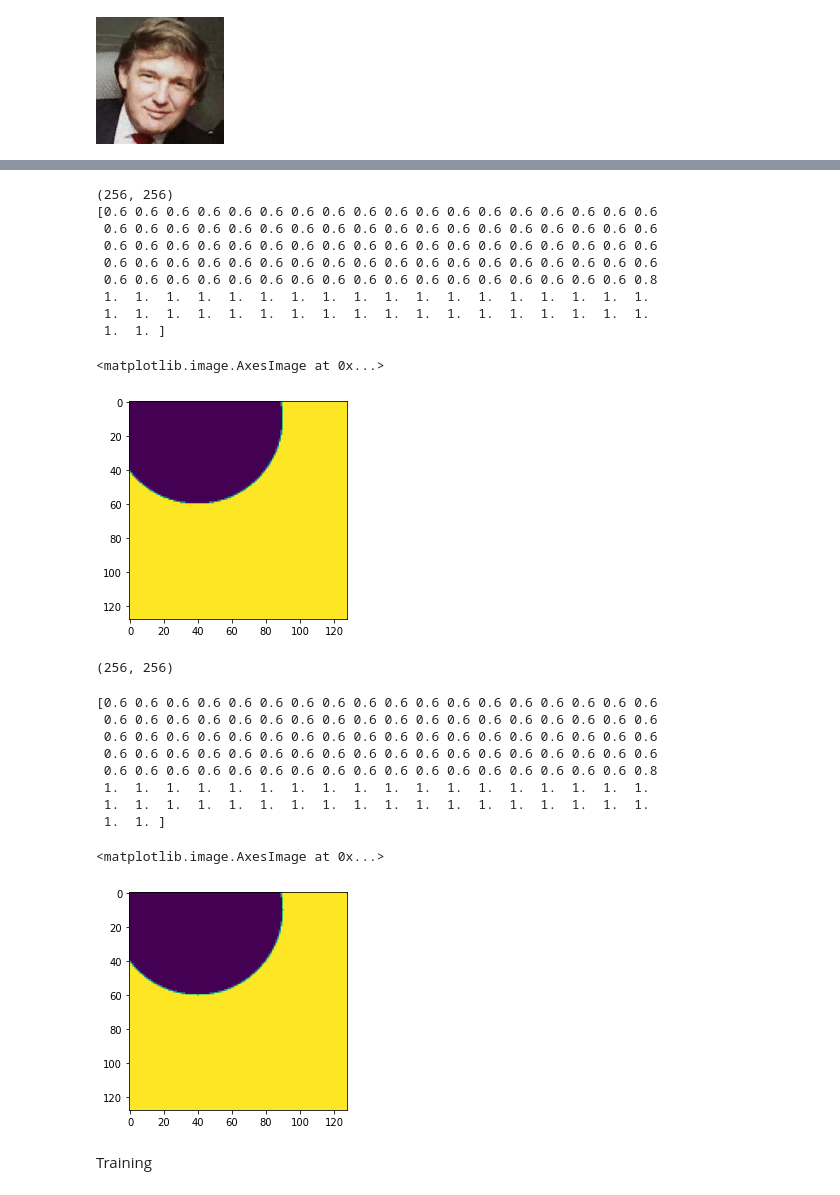
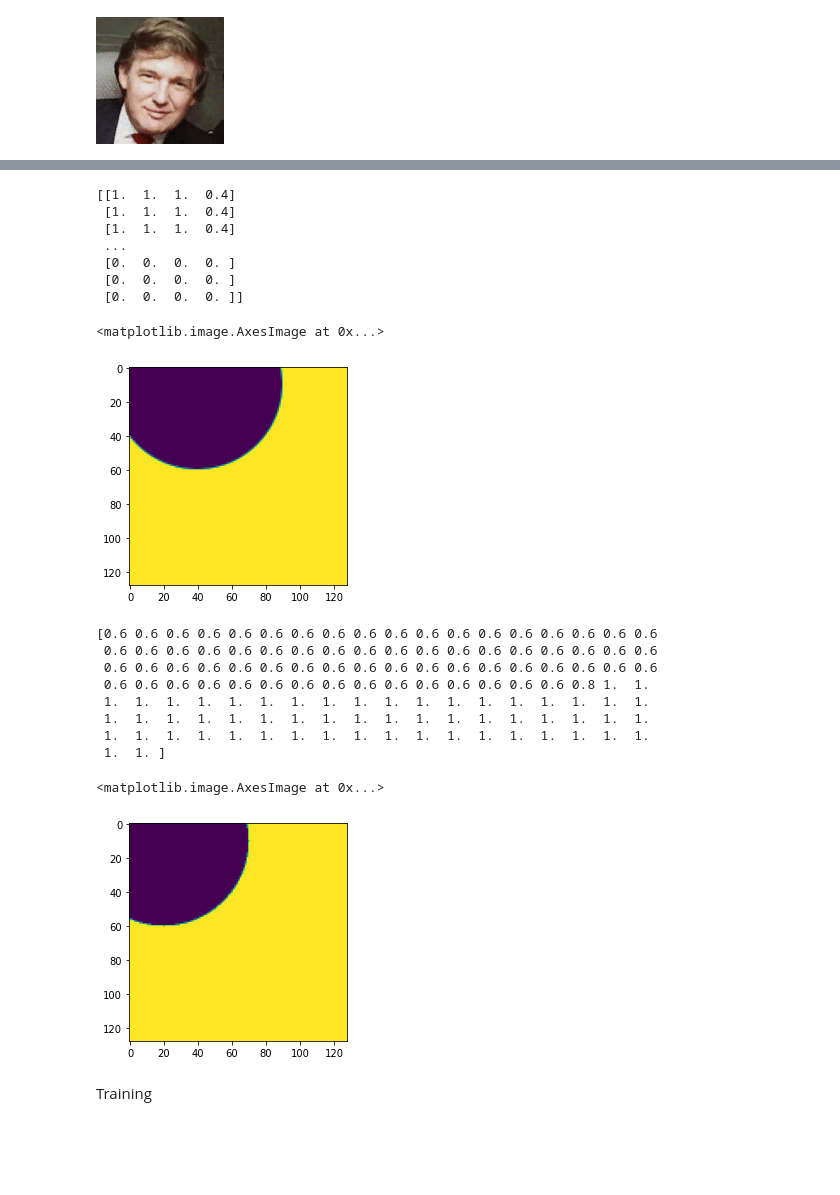
Before and after one commit to lennartkerkvliet/ICCV2019-LearningToPaint, a Jupyter notebook: LearningToPaint.ipynb, the cells around one changed output, grey strips where cells are left out. Cells and saved outputs as stored; diff of their text form; code cells hidden in the pictures; blank space fills up the shorter version.

```diff
--- a/LearningToPaint.ipynb
+++ b/LearningToPaint.ipynb
@@ -96,54 +126,48 @@ plt.imshow(image)
 from cairosvg import svg2png
 
 svgstring = "<svg viewBox=\"0 0 {} {}\" xmlns=\"http://www.w3.org/2000/svg\">".format(width * 2, width * 2)
-svgstring += "<circle cx=\"{}\" cy=\"{}\" r=\"{}\" fill=\"white\"/>".format(80, 20, 100)
+svgstring += "<circle cx=\"{}\" cy=\"{}\" r=\"{}\" fill=\"rgb(255,255,255)\" fill-opacity=\"{}\"/>".format(80, 20, 100, 0.4)
 svgstring += "</svg>"
 
 image = svg2png(bytestring=svgstring, write_to=None)
 nparr = np.frombuffer(image, np.uint8)
-canvas = cv2.imdecode(nparr, cv2.IMREAD_GRAYSCALE)
-print(canvas.shape)
+canvas = cv2.imdecode(nparr, cv2.IMREAD_UNCHANGED)
 
-adjusted = canvas.astype('float32') / 255 * 0.4
-img = 1 - cv2.resize(adjusted, dsize=(width, width))
-print(img[1])
+adjusted = canvas.astype('float32') / 255
+print(adjusted[1])
+img = 1 - cv2.resize(adjusted[:,:,3], dsize=(width, width))
 
 plt.imshow(img)
 # %% [output]
-(256, 256)
-[0.6 0.6 0.6 0.6 0.6 0.6 0.6 0.6 0.6 0.6 0.6 0.6 0.6 0.6 0.6 0.6 0.6 0.6
- 0.6 0.6 0.6 0.6 0.6 0.6 0.6 0.6 0.6 0.6 0.6 0.6 0.6 0.6 0.6 0.6 0.6 0.6
- 0.6 0.6 0.6 0.6 0.6 0.6 0.6 0.6 0.6 0.6 0.6 0.6 0.6 0.6 0.6 0.6 0.6 0.6
- 0.6 0.6 0.6 0.6 0.6 0.6 0.6 0.6 0.6 0.6 0.6 0.6 0.6 0.6 0.6 0.6 0.6 0.6
- 0.6 0.6 0.6 0.6 0.6 0.6 0.6 0.6 0.6 0.6 0.6 0.6 0.6 0.6 0.6 0.6 0.6 0.8
- 1.  1.  1.  1.  1.  1.  1.  1.  1.  1.  1.  1.  1.  1.  1.  1.  1.  1.
- 1.  1.  1.  1.  1.  1.  1.  1.  1.  1.  1.  1.  1.  1.  1.  1.  1.  1.
- 1.  1. ]
+[[1.  1.  1.  0.4]
+ [1.  1.  1.  0.4]
+ [1.  1.  1.  0.4]
+ ...
+ [0.  0.  0.  0. ]
+ [0.  0.  0.  0. ]
+ [0.  0.  0.  0. ]]
 <matplotlib.image.AxesImage at 0x...>
 [figure]
-# %%
-canvas = np.zeros([width * 2, width * 2]).astype('float32')
-print(canvas.shape)
-# %% [output]
-(256, 256)
 # %%
-canvas = np.zeros([width * 2, width * 2]).astype('float32')
-cv2.circle(canvas, (80, 20), 100, 0.4, -1)
-img = 1 - cv2.resize(canvas, dsize=(width, width))
+canvas = np.zeros([width * 2, width * 2, 4]).astype('float32')
+cv2.circle(canvas, (40, 20), 100, (1, 1, 1, 0.4), -1)
+
+adjusted = canvas[:,:,3]
+img = 1 - cv2.resize(adjusted, dsize=(width, width))
 print(img[1])
 
 plt.imshow(img)
 # %% [output]
 [0.6 0.6 0.6 0.6 0.6 0.6 0.6 0.6 0.6 0.6 0.6 0.6 0.6 0.6 0.6 0.6 0.6 0.6
  0.6 0.6 0.6 0.6 0.6 0.6 0.6 0.6 0.6 0.6 0.6 0.6 0.6 0.6 0.6 0.6 0.6 0.6
  0.6 0.6 0.6 0.6 0.6 0.6 0.6 0.6 0.6 0.6 0.6 0.6 0.6 0.6 0.6 0.6 0.6 0.6
- 0.6 0.6 0.6 0.6 0.6 0.6 0.6 0.6 0.6 0.6 0.6 0.6 0.6 0.6 0.6 0.6 0.6 0.6
- 0.6 0.6 0.6 0.6 0.6 0.6 0.6 0.6 0.6 0.6 0.6 0.6 0.6 0.6 0.6 0.6 0.6 0.8
+ 0.6 0.6 0.6 0.6 0.6 0.6 0.6 0.6 0.6 0.6 0.6 0.6 0.6 0.6 0.6 0.8 1.  1.
+ 1.  1.  1.  1.  1.  1.  1.  1.  1.  1.  1.  1.  1.  1.  1.  1.  1.  1.
  1.  1.  1.  1.  1.  1.  1.  1.  1.  1.  1.  1.  1.  1.  1.  1.  1.  1.
  1.  1.  1.  1.  1.  1.  1.  1.  1.  1.  1.  1.  1.  1.  1.  1.  1.  1.
  1.  1. ]
 <matplotlib.image.AxesImage at 0x...>
-[figure, old version]
+[figure, new version]
 # %% [markdown]
 Training
 # %%
```
Also changed, not shown: parts of 5 cells of this notebook, 3 other files.
